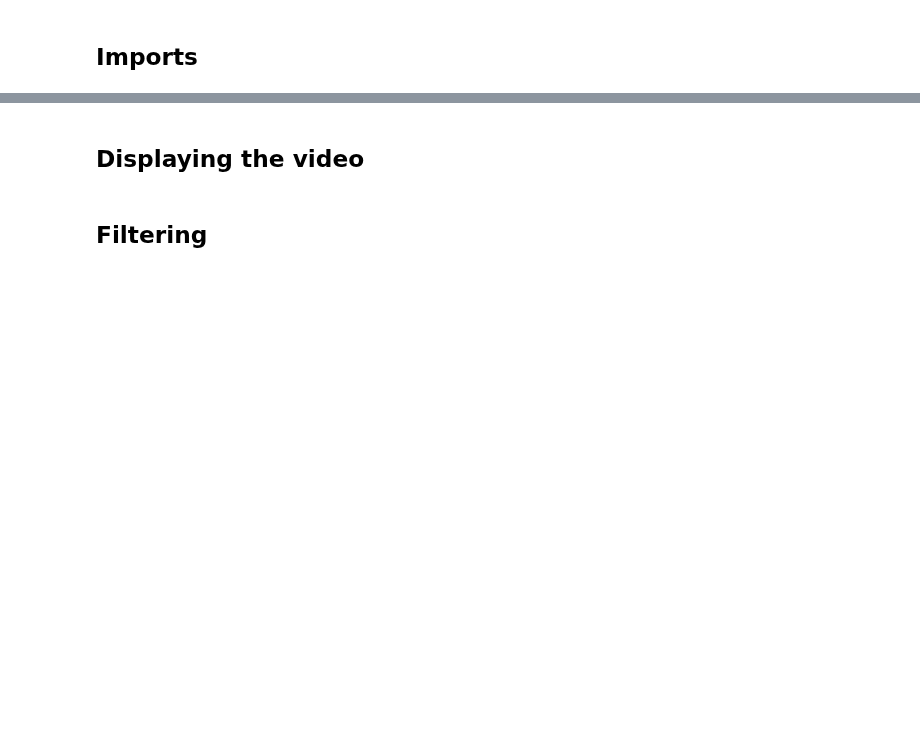
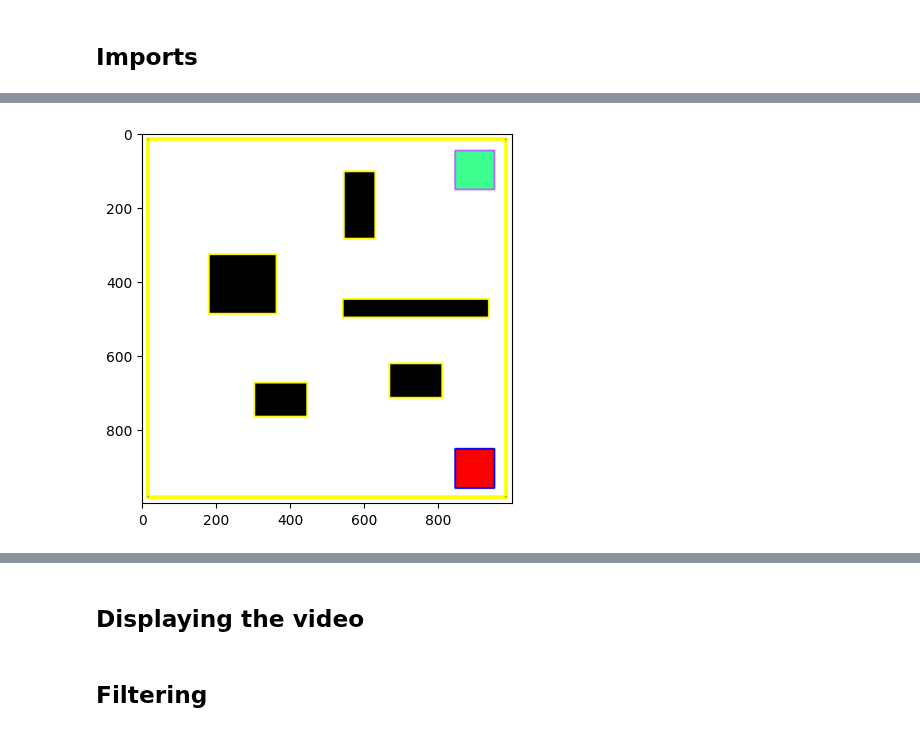
Before and after one commit to Armonis5/ThymioMob, a Jupyter notebook: vision.ipynb, the cells around one changed output, grey strips where cells are left out. Drawn from its saved outputs; the diff is of its cells as text; code cells hidden in the pictures; blank space fills up the shorter version.

```diff
--- a/vision.ipynb
+++ b/vision.ipynb
@@ -9,0 +99,6 @@ import time
+# %%
+# Display the image
+plt.imshow(cv2.cvtColor(image, cv2.COLOR_BGR2RGB))
+plt.show()
+# %% [output]
+[figure, added]
```
Also changed, not shown: parts of 10 cells of this notebook, 2 other files.
